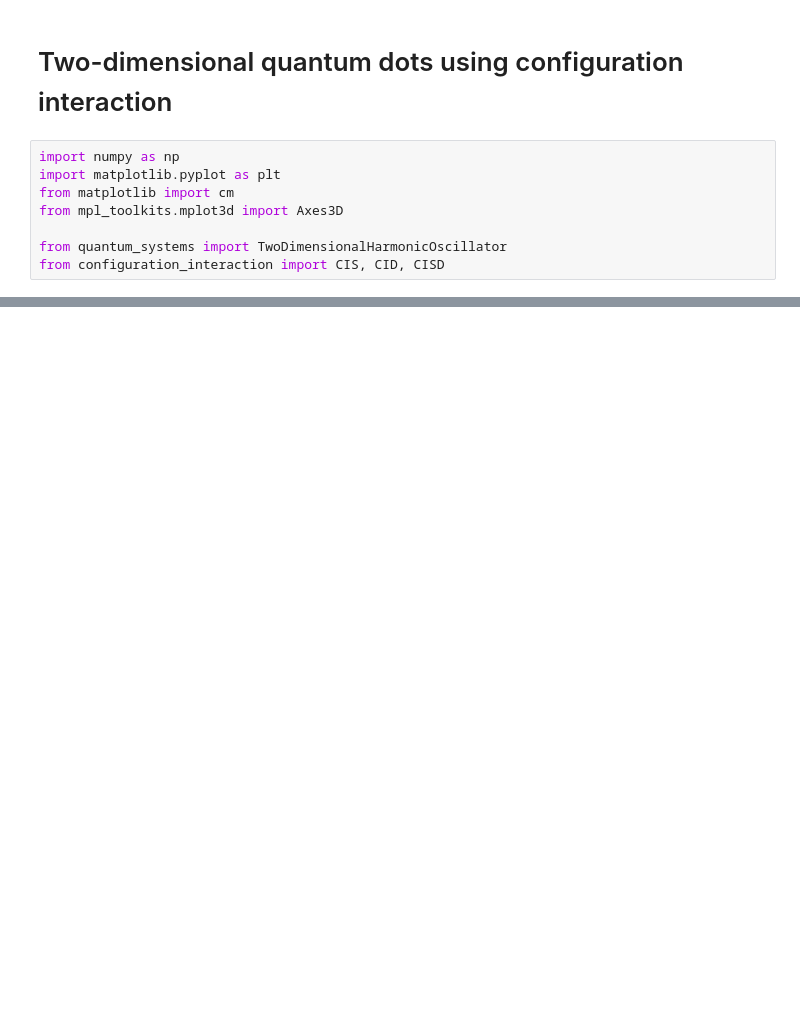
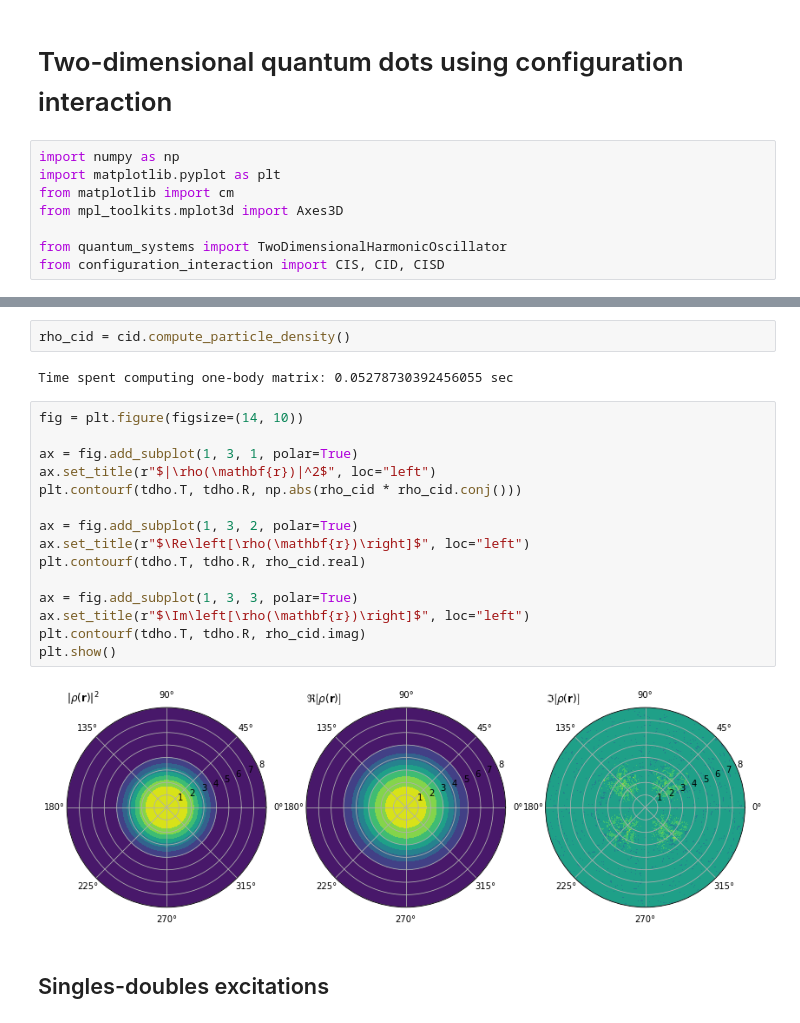
Before and after one commit to HyQD/configuration-interaction, a Jupyter notebook: scripts/2d-ho-quantum-dot.ipynb, the cells around one changed output, grey strips where cells are left out. Cells and saved outputs as stored; diff of their text form; blank space fills up the shorter version.

```diff
--- a/scripts/2d-ho-quantum-dot.ipynb
+++ b/scripts/2d-ho-quantum-dot.ipynb
@@ -56,0 +92,23 @@ CID ground state energy: 3.0390478213486993
+# %%
+rho_cid = cid.compute_particle_density()
+# %% [output]
+Time spent computing one-body matrix: 0.05278730392456055 sec
+# %%
+fig = plt.figure(figsize=(14, 10))
+
+ax = fig.add_subplot(1, 3, 1, polar=True)
+ax.set_title(r"$|\rho(\mathbf{r})|^2$", loc="left")
+plt.contourf(tdho.T, tdho.R, np.abs(rho_cid * rho_cid.conj()))
+
+ax = fig.add_subplot(1, 3, 2, polar=True)
+ax.set_title(r"$\Re\left[\rho(\mathbf{r})\right]$", loc="left")
+plt.contourf(tdho.T, tdho.R, rho_cid.real)
+
+ax = fig.add_subplot(1, 3, 3, polar=True)
+ax.set_title(r"$\Im\left[\rho(\mathbf{r})\right]$", loc="left")
+plt.contourf(tdho.T, tdho.R, rho_cid.imag)
+plt.show()
+# %% [output]
+[figure, added]
+# %% [markdown]
+## Singles-doubles excitations
```
Also changed, not shown: parts of 20 cells of this notebook.
